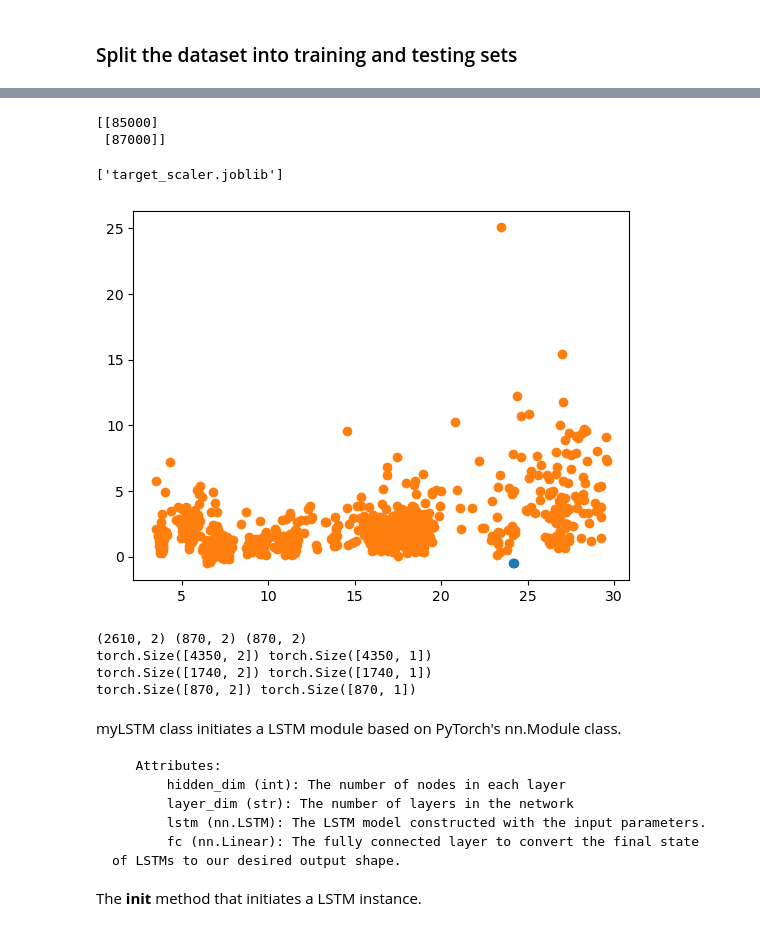
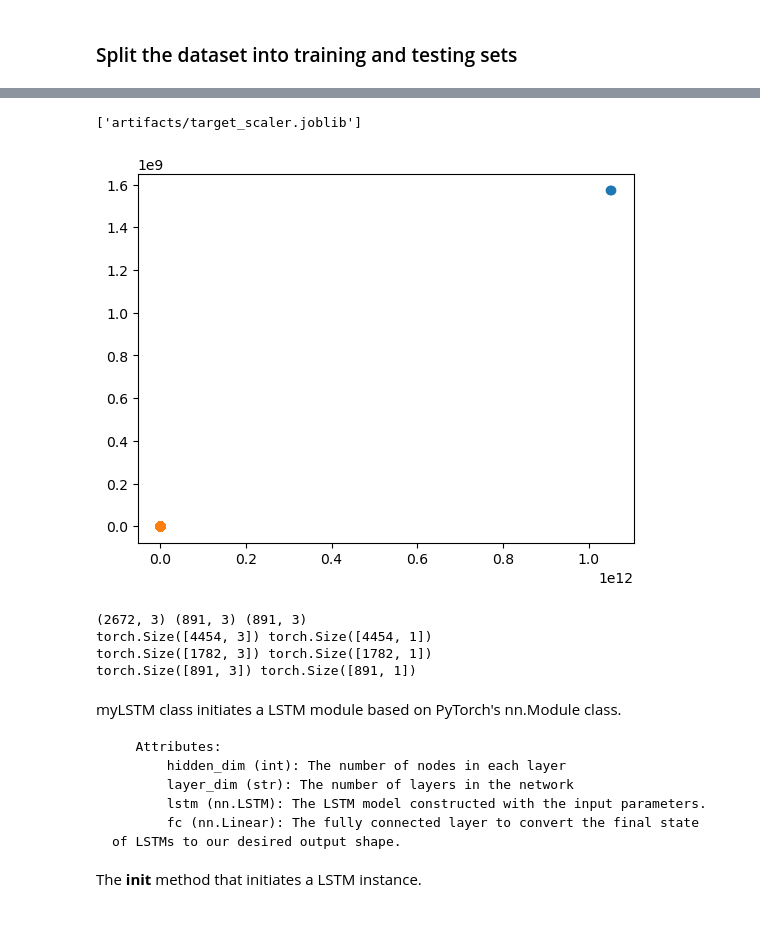
Before and after one commit to NickolayDEV/BitcoinPredictionAutomaton, a Jupyter notebook: modeltrain.ipynb, the cells around one changed output, grey strips where cells are left out. Cells and saved outputs as stored; diff of their text form; code cells hidden in the pictures.

```diff
--- a/modeltrain.ipynb
+++ b/modeltrain.ipynb
@@ -8,7 +8,7 @@ We perform exploratory data analysis, examine feature correlations, and build a
 # %%
 import pandas as pd
 import numpy as np
-path = 'btc-usd-max.csv'
+path = 'data//raw//btc-usd-max.csv'
 data = pd.read_csv(path, index_col=0)
 # %% [markdown]
 ### Generate summary statistics of the dataset
@@ -45,2 +45,14 @@ market_cap      1
 total_volume    0
 dtype: int64
+# %%
+data['previous_price'] = data['price'].shift(1)
+
+data = data.dropna(subset=['previous_price']).reset_index(drop=True)
+
+data['price'] = np.log1p(data['price'])
+data['previous_price'] = np.log1p(data['previous_price'])
+data['market_cap'] = np.log1p(data['market_cap'])
+data['total_volume'] = np.log1p(data['total_volume'])
+
+# Посмотрим на результат
+data.head()
@@ -97,38 +141,36 @@ print(X_val.shape, y_val.shape)
 # %%
 # feature scaling
 from sklearn.preprocessing import MinMaxScaler, StandardScaler
 def get_scaler(scaler):
     scalers = {
         "minmax": MinMaxScaler,
         "ss": StandardScaler
     }
     return scalers.get(scaler.lower())()
 scaler = get_scaler('ss')
 
-test_featuresz= [[1724854479045.6724,86960.8555491039],[1730000000000,86000]]
+test_featuresz= [[1724854479045.6724,1.004294e+10,86960.8555491039],[1730000000000,1.004294e+10,86000]]
 test_targetsz= np.array([85000,87000]).reshape(-1,1)
 
 X_train_ = scaler.fit_transform(X_train)
 X_test_ = scaler.transform(X_test)
 X_val_ = scaler.transform(X_val)
 test_featuresz= scaler.transform(test_featuresz)
 
 import joblib
-joblib.dump(scaler, 'scaler.joblib')
-
+joblib.dump(scaler, 'artifacts/scaler.joblib')
+target_scaler=get_scaler('ss')
 plt.scatter(test_featuresz[:,0],test_featuresz[:,1])
 plt.scatter(X_test_[:,0],X_test_[:,1])
-y_train_ = scaler.fit_transform(y_train)
-y_val_ = scaler.transform(y_val)
-y_test_ = scaler.transform(y_test)
-test_targetsz=scaler.transform(test_targetsz)
+y_train_ = target_scaler.fit_transform(y_train)
+y_val_ = target_scaler.transform(y_val)
+y_test_ = target_scaler.transform(y_test)
+test_targetsz=target_scaler.transform(test_targetsz)
 import joblib
-joblib.dump(scaler, 'target_scaler.joblib')
+joblib.dump(target_scaler, 'artifacts/target_scaler.joblib')
 # %% [output]
-[[85000]
- [87000]]
+['artifacts/target_scaler.joblib']
-['target_scaler.joblib']
-[figure, old version]
+[figure, new version]
 # %%
 import torch
 import torch.nn as nn
@@ -157,10 +199,10 @@ test_loader = DataLoader(test, batch_size=batch_size, shuffle=False, drop_last=T
 test_loader_one = DataLoader(test, batch_size=batch_size, shuffle=False, drop_last=True)
 print(val_features.shape, val_targets.shape)
 # %% [output]
-(2610, 2) (870, 2) (870, 2)
-torch.Size([4350, 2]) torch.Size([4350, 1])
-torch.Size([1740, 2]) torch.Size([1740, 1])
-torch.Size([870, 2]) torch.Size([870, 1])
+(2672, 3) (891, 3) (891, 3)
+torch.Size([4454, 3]) torch.Size([4454, 1])
+torch.Size([1782, 3]) torch.Size([1782, 1])
+torch.Size([891, 3]) torch.Size([891, 1])
 # %% [markdown]
 myLSTM class initiates a LSTM module based on PyTorch's nn.Module class.
 
```
Also changed, not shown: parts of 19 cells of this notebook, 8 other files.
